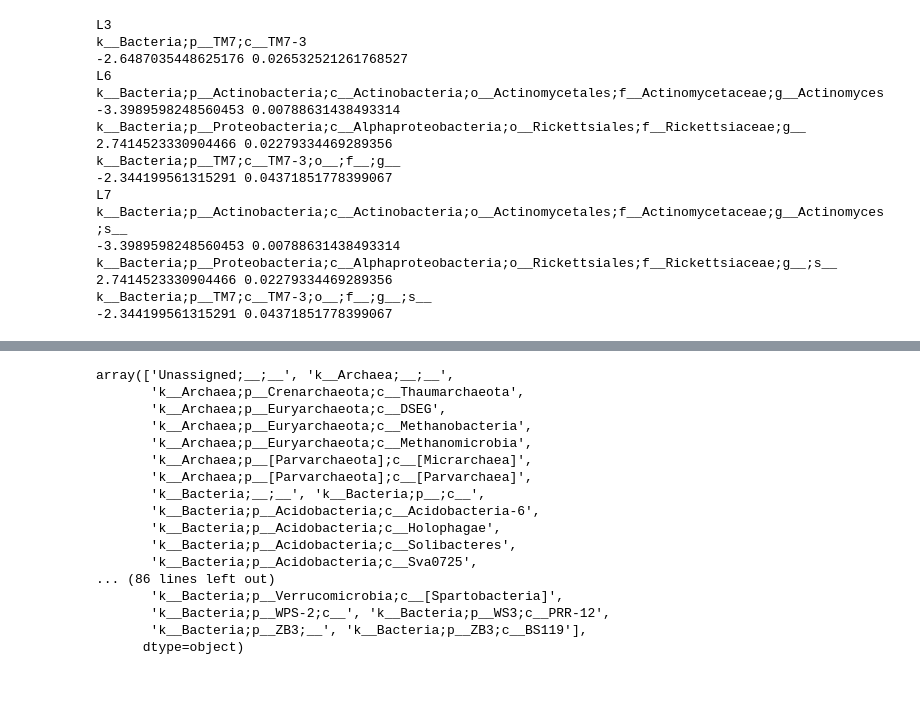
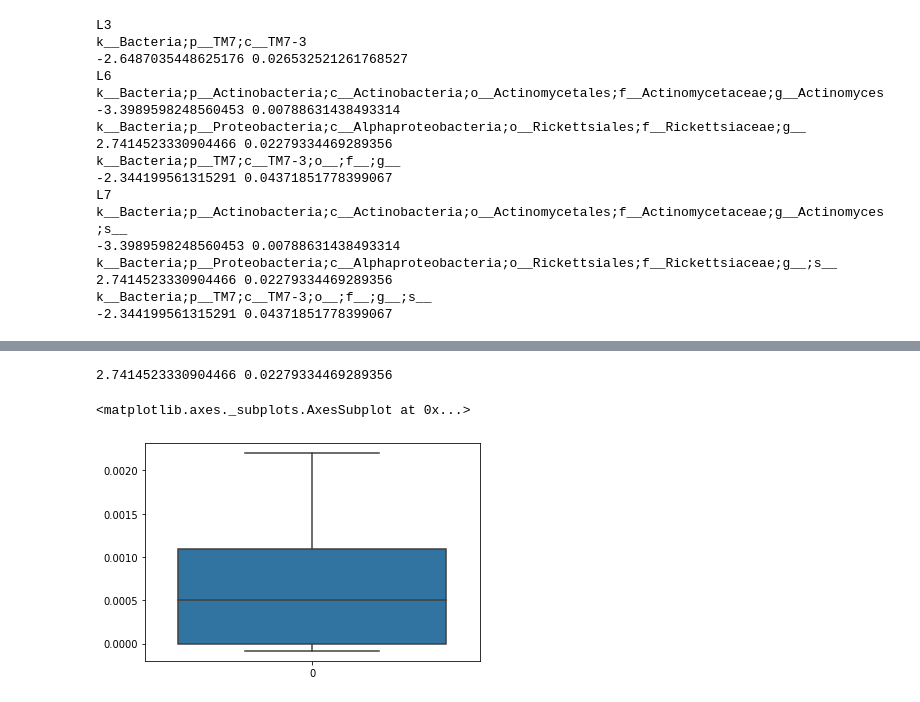
Before and after one commit to kbpi314/twinsra, a Jupyter notebook: code/twinsra_v0_10k.ipynb, the cells around one changed output, grey strips where cells are left out. Drawn from its saved outputs; the diff is of its cells as text; code cells hidden in the pictures.

```diff
--- a/code/twinsra_v0_10k.ipynb
+++ b/code/twinsra_v0_10k.ipynb
@@ -283,20 +285,17 @@ sns.boxplot(data=diffs)
-# %%
-Lx_to_df['L3'].columns.values # 'k__Bacteria;p__Actinobacteria;c__Thermoleophilia',?
-# %% [output]
-array(['Unassigned;__;__', 'k__Archaea;__;__',
-       'k__Archaea;p__Crenarchaeota;c__Thaumarchaeota',
-       'k__Archaea;p__Euryarchaeota;c__DSEG',
-       'k__Archaea;p__Euryarchaeota;c__Methanobacteria',
-       'k__Archaea;p__Euryarchaeota;c__Methanomicrobia',
-       'k__Archaea;p__[Parvarchaeota];c__[Micrarchaea]',
-       'k__Archaea;p__[Parvarchaeota];c__[Parvarchaea]',
-       'k__Bacteria;__;__', 'k__Bacteria;p__;c__',
-       'k__Bacteria;p__Acidobacteria;c__Acidobacteria-6',
-       'k__Bacteria;p__Acidobacteria;c__Holophagae',
-       'k__Bacteria;p__Acidobacteria;c__Solibacteres',
-       'k__Bacteria;p__Acidobacteria;c__Sva0725',
-... (86 lines left out)
-       'k__Bacteria;p__Verrucomicrobia;c__[Spartobacteria]',
-       'k__Bacteria;p__WPS-2;c__', 'k__Bacteria;p__WS3;c__PRR-12',
-       'k__Bacteria;p__ZB3;__', 'k__Bacteria;p__ZB3;c__BS119'],
-      dtype=object)
+# %%
+# enrichment in UA twins vs RA twins within pairs
+x = 'k__Bacteria;p__Proteobacteria;c__Alphaproteobacteria;o__Rickettsiales;f__Rickettsiaceae;g__'
+
+# values
+diffs = Lx_to_diffs['L6'][x]
+
+# one-sided t-test, n.s.; RA-UA values
+t, p = scipy.stats.ttest_1samp(diffs,popmean=0)
+print(t, p)
+
+# boxplot
+sns.boxplot(data=diffs)
+# %% [output]
+2.7414523330904466 0.02279334469289356
+<matplotlib.axes._subplots.AxesSubplot at 0x...>
+[figure, added]
```
Also changed, not shown: parts of 10 cells of this notebook.
